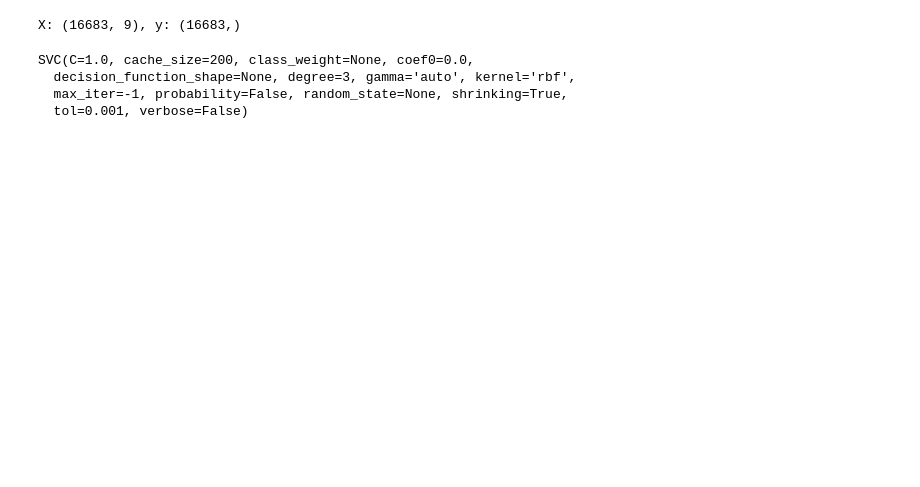
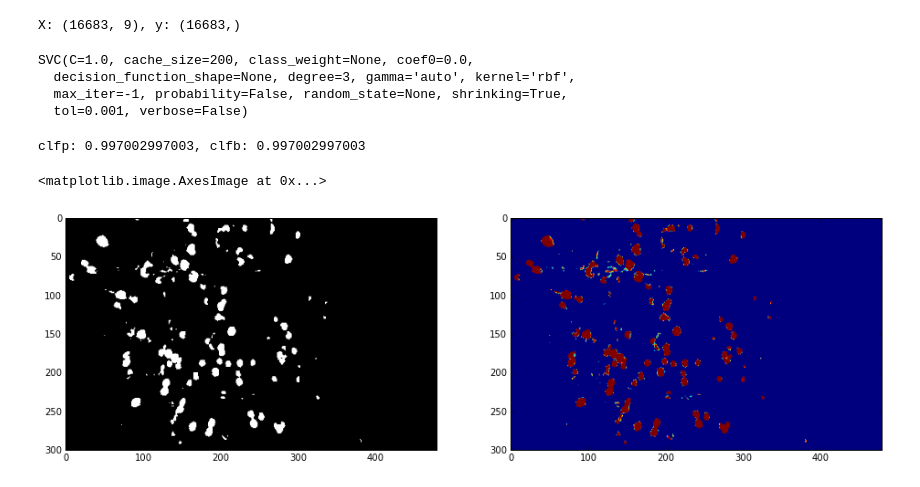
Before and after one commit to versatran01/Galt, a Jupyter notebook: detection/notebook/proba.ipynb, the cells around one changed output. Saved outputs shown, nothing was run; the diff lists cells and outputs as text; code cells hidden in the pictures; blank space fills up the shorter version.

Commit message:
add proba notebook to see if its worth doing predict_proba, the result is not

```diff
--- a/detection/notebook/proba.ipynb
+++ b/detection/notebook/proba.ipynb
@@ -42,3 +42,37 @@ SVC(C=1.0, cache_size=200, class_weight=None, coef0=0.0,
   decision_function_shape=None, degree=3, gamma='auto', kernel='rbf',
   max_iter=-1, probability=False, random_state=None, shrinking=True,
   tol=0.001, verbose=False)
+# %%
+score_clfp = clfp.score(X_valid, y_valid)
+score_clfb = clfb.score(X_valid, y_valid)
+print('clfp: {0}, clfb: {1}'.format(score_clfp, score_clfb))
+# %% [output]
+clfp: 0.997002997003, clfb: 0.997002997003
+# %%
+# Load another image
+im_raw, labels = reader.read_image_with_label(5)
+s = Samples(im_raw)
+X_test = scaler.transform(s.X())
+y_test_b = clfb.predict(X_test)
+y_test_p = clfp.predict_proba(X_test)
+# %%
+fig = plt.figure(figsize=(16,6))
+ax = fig.add_subplot(121)
+bw_test_b = s.y_to_bw(y_test_b)
+ax.imshow(bw_test_b, cmap=plt.cm.gray)
+
+y_test_a = y_test_p[:,1]
+p = 0.2
+h, w = s.mask.shape
+m = np.reshape(s.mask, (-1,))
+idx = np.array(np.where(m)).ravel()
+idx = idx[y_test_a > p]
+hmap = np.zeros((h * w,))
+hmap[idx] = y_test_a[y_test_a > p]
+hmap = np.reshape(hmap, (h, w))
+
+ax = fig.add_subplot(122)
+ax.imshow(hmap)
+# %% [output]
+<matplotlib.image.AxesImage at 0x...>
+[figure, added]
```
